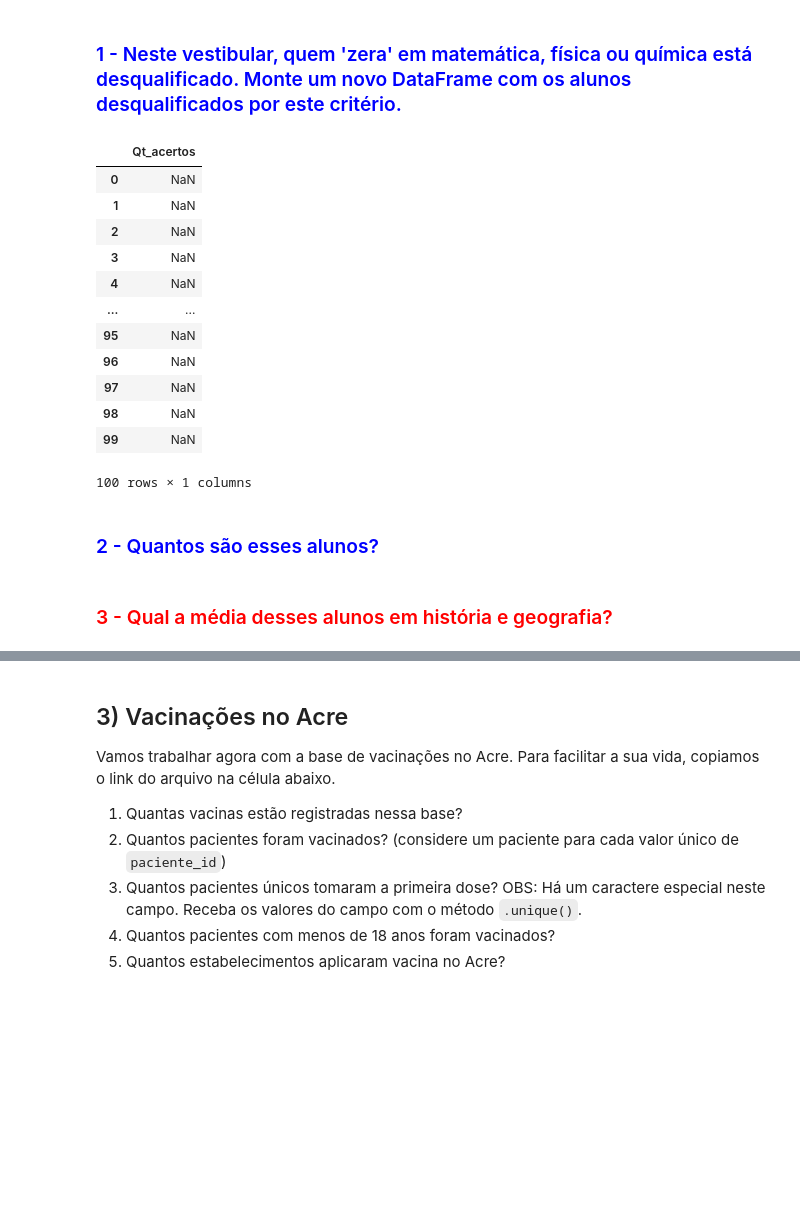
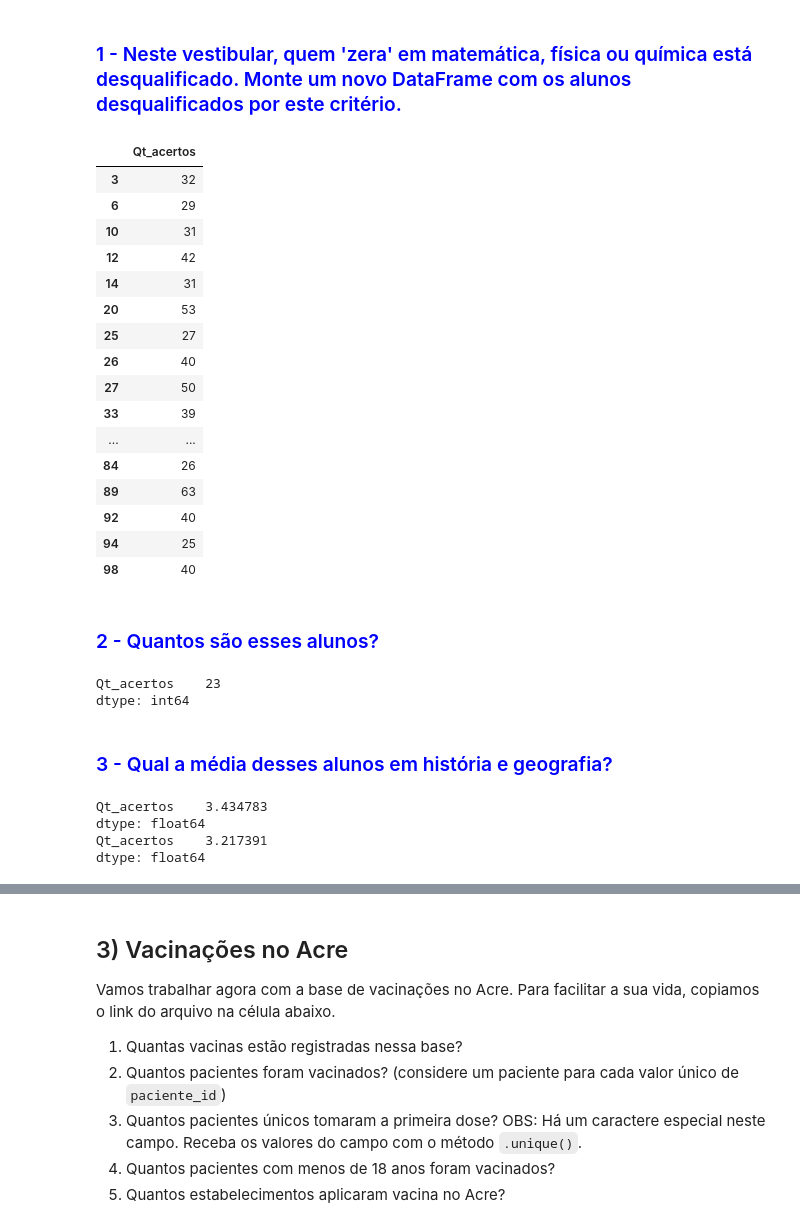
Before and after one commit to RobertoAntoniassi/Modulo-4---Tarefa-03-04-05, a Jupyter notebook: Mod04 - Tarefa aula 03 a 05.ipynb, the cells around one changed output, grey strips where cells are left out. Saved outputs shown, nothing was run; the diff lists cells and outputs as text; code cells hidden in the pictures; blank space fills up the shorter version.

```diff
--- a/Mod04 - Tarefa aula 03 a 05.ipynb
+++ b/Mod04 - Tarefa aula 03 a 05.ipynb
@@ -345,26 +315,47 @@ df_aprovados_qui = total_ac[(df_qui['Qt_acertos'] != 0)]
-# %%
-df_eliminados = total_ac[df_eliminados_mat + df_eliminados_fis  + df_eliminados_qui]
-
-df_eliminados
-# %% [output]
-|  | Qt_acertos |
-| 0 | NaN |
-| 1 | NaN |
-| 2 | NaN |
-| 3 | NaN |
-| 4 | NaN |
-| ... | ... |
-| 95 | NaN |
-| 96 | NaN |
-| 97 | NaN |
-| 98 | NaN |
-| 99 | NaN |
-100 rows × 1 columns
+# %%
+df_eliminados_mat = total_ac[(df_mat['Qt_acertos'] == 0)]
+
+df_aprovados_mat = total_ac[(df_mat['Qt_acertos'] != 0)]
+
+df_eliminados_fis = total_ac[(df_fis['Qt_acertos'] == 0)]
+
+df_aprovados_fis = total_ac[(df_fis['Qt_acertos'] != 0)]
+
+df_eliminados_qui = total_ac[(df_qui['Qt_acertos'] == 0)]
+
+df_aprovados_qui = total_ac[(df_qui['Qt_acertos'] != 0)]
+
+df_eliminados = total_ac[(df_mat['Qt_acertos'] == 0)|
+                         (df_fis['Qt_acertos'] == 0)|
+                         (df_qui['Qt_acertos'] == 0)]
+
+df_eliminados
+# %% [output]
+|  | Qt_acertos |
+| 3 | 32 |
+| 6 | 29 |
+| 10 | 31 |
+| 12 | 42 |
+| 14 | 31 |
+| 20 | 53 |
+| 25 | 27 |
+| 26 | 40 |
+| 27 | 50 |
+| 33 | 39 |
+| ... | ... |
+| 84 | 26 |
+| 89 | 63 |
+| 92 | 40 |
+| 94 | 25 |
+| 98 | 40 |
 # %% [markdown]
 ### <span style="color:blue"> 2 - Quantos são esses alunos?
 # %%
 total_eliminados = df_eliminados.count()
 
 total_eliminados
+# %% [output]
+Qt_acertos    23
+dtype: int64
 # %% [markdown]
-### <span style="color:red"> 3 - Qual a média desses alunos em história e geografia?
+### <span style="color:blue"> 3 - Qual a média desses alunos em história e geografia?
@@ -378 +362,11 @@ total_eliminados
+# %%
+ind = df_eliminados.index
+
+print(df_his.iloc[ind].mean())
+print(df_geo.iloc[ind].mean())
+# %% [output]
+Qt_acertos    3.434783
+dtype: float64
+Qt_acertos    3.217391
+dtype: float64
 # %% [markdown]
```
Also changed, not shown: parts of 12 cells of this notebook.
